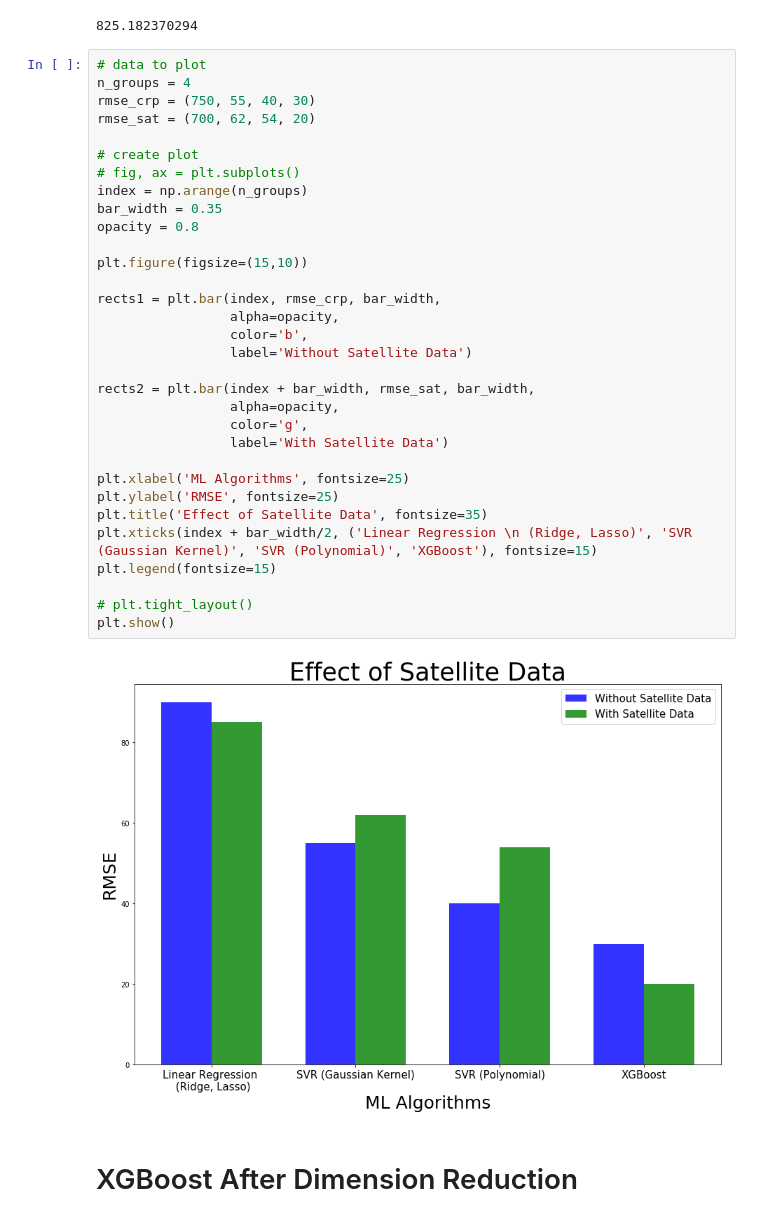
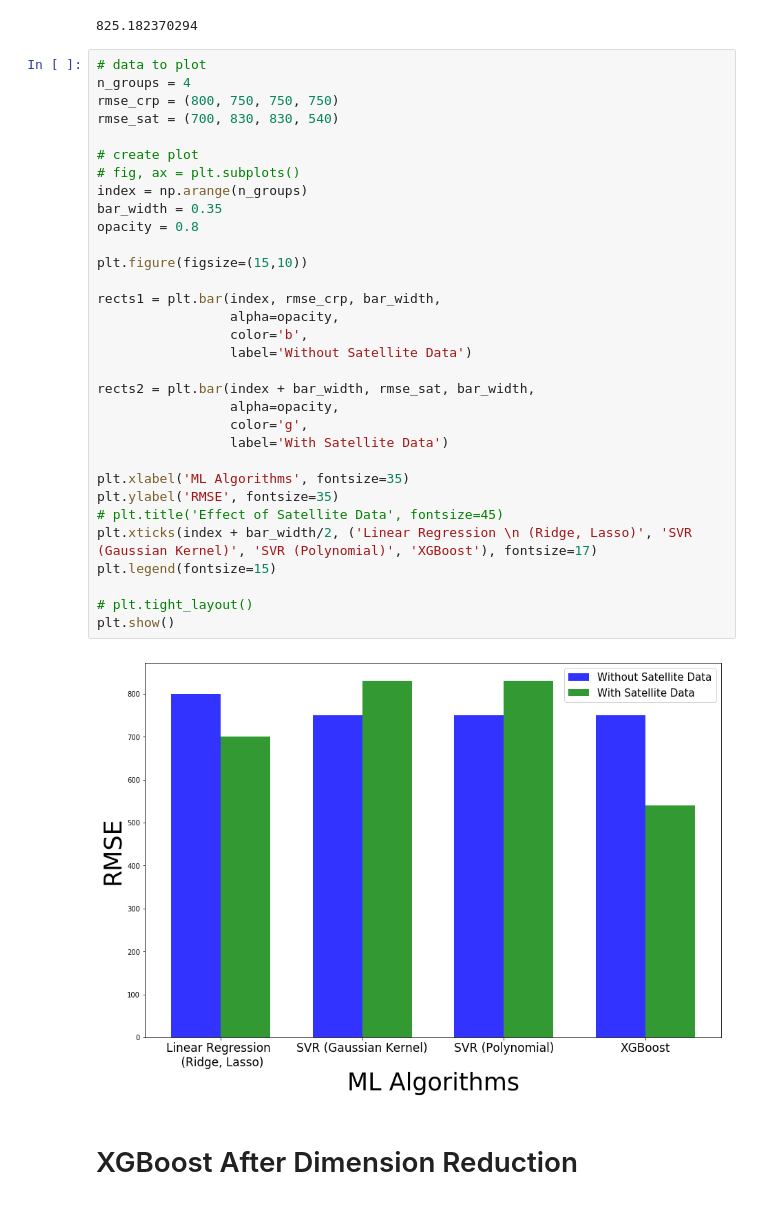
Before and after one commit to AkshanshChahal/ML-in-Agriculture, a Jupyter notebook: Satellite/Learning from Data.ipynb, the cells around one changed output. Cells and saved outputs as stored; diff of their text form.

Commit message:
Dimensionality Reduction not helping in XGBoost

```diff
--- a/Satellite/Learning from Data.ipynb
+++ b/Satellite/Learning from Data.ipynb
@@ -567,36 +567,36 @@ print(rmse)
 # %%
 # data to plot
 n_groups = 4
-rmse_crp = (750, 55, 40, 30)
-rmse_sat = (700, 62, 54, 20)
+rmse_crp = (800, 750, 750, 750)
+rmse_sat = (700, 830, 830, 540)
 
 # create plot
 # fig, ax = plt.subplots()
 index = np.arange(n_groups)
 bar_width = 0.35
 opacity = 0.8
 
 plt.figure(figsize=(15,10))
 
 rects1 = plt.bar(index, rmse_crp, bar_width,
                  alpha=opacity,
                  color='b',
                  label='Without Satellite Data')
 
 rects2 = plt.bar(index + bar_width, rmse_sat, bar_width,
                  alpha=opacity,
                  color='g',
                  label='With Satellite Data')
 
-plt.xlabel('ML Algorithms', fontsize=25)
-plt.ylabel('RMSE', fontsize=25)
-plt.title('Effect of Satellite Data', fontsize=35)
-plt.xticks(index + bar_width/2, ('Linear Regression \n (Ridge, Lasso)', 'SVR (Gaussian Kernel)', 'SVR (Polynomial)', 'XGBoost'), fontsize=15)
+plt.xlabel('ML Algorithms', fontsize=35)
+plt.ylabel('RMSE', fontsize=35)
+# plt.title('Effect of Satellite Data', fontsize=45)
+plt.xticks(index + bar_width/2, ('Linear Regression \n (Ridge, Lasso)', 'SVR (Gaussian Kernel)', 'SVR (Polynomial)', 'XGBoost'), fontsize=17)
 plt.legend(fontsize=15)
 
 # plt.tight_layout()
 plt.show()
 # %% [output]
-[figure, old version]
+[figure, new version]
 # %% [markdown]
 # XGBoost After Dimension Reduction
```
Also changed, not shown: parts of 5 cells of this notebook.
